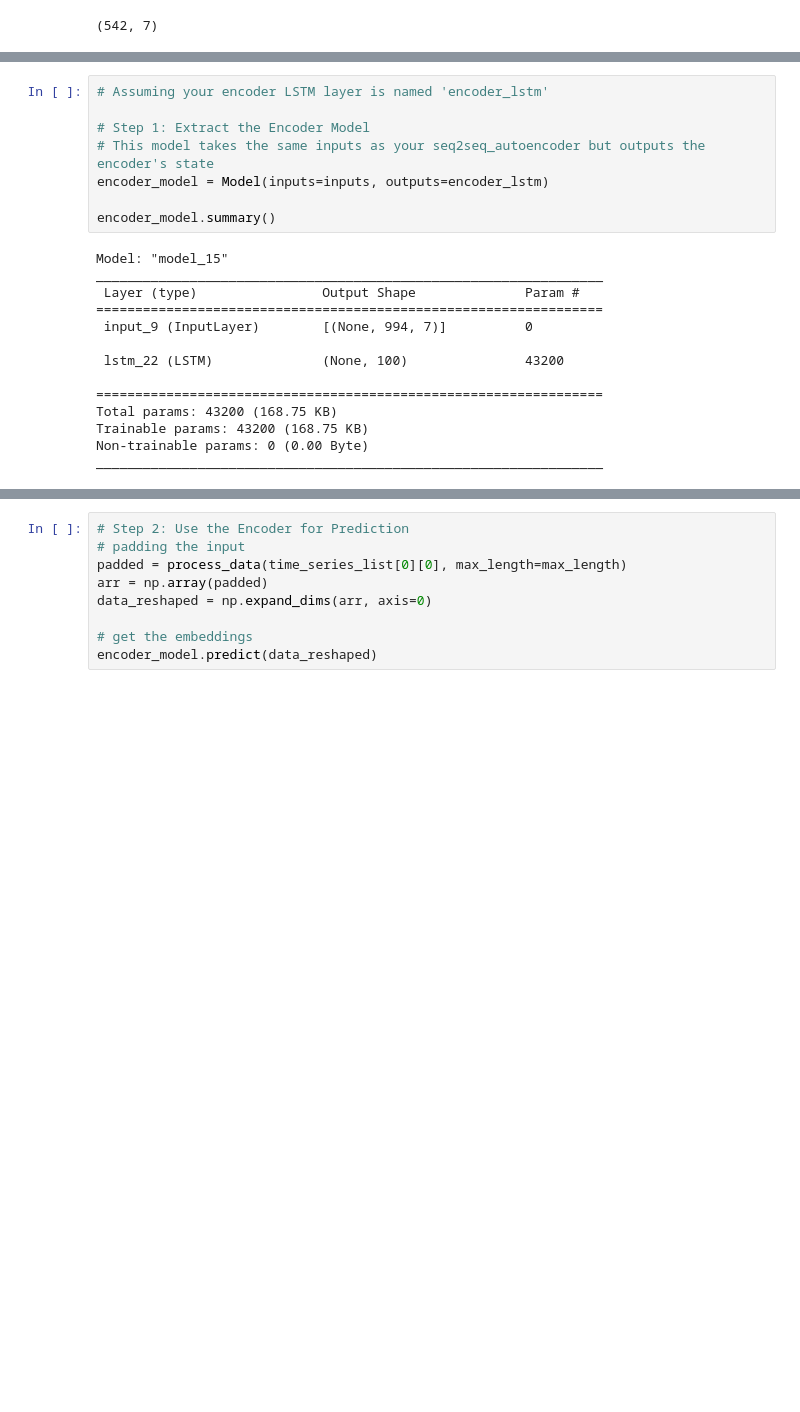
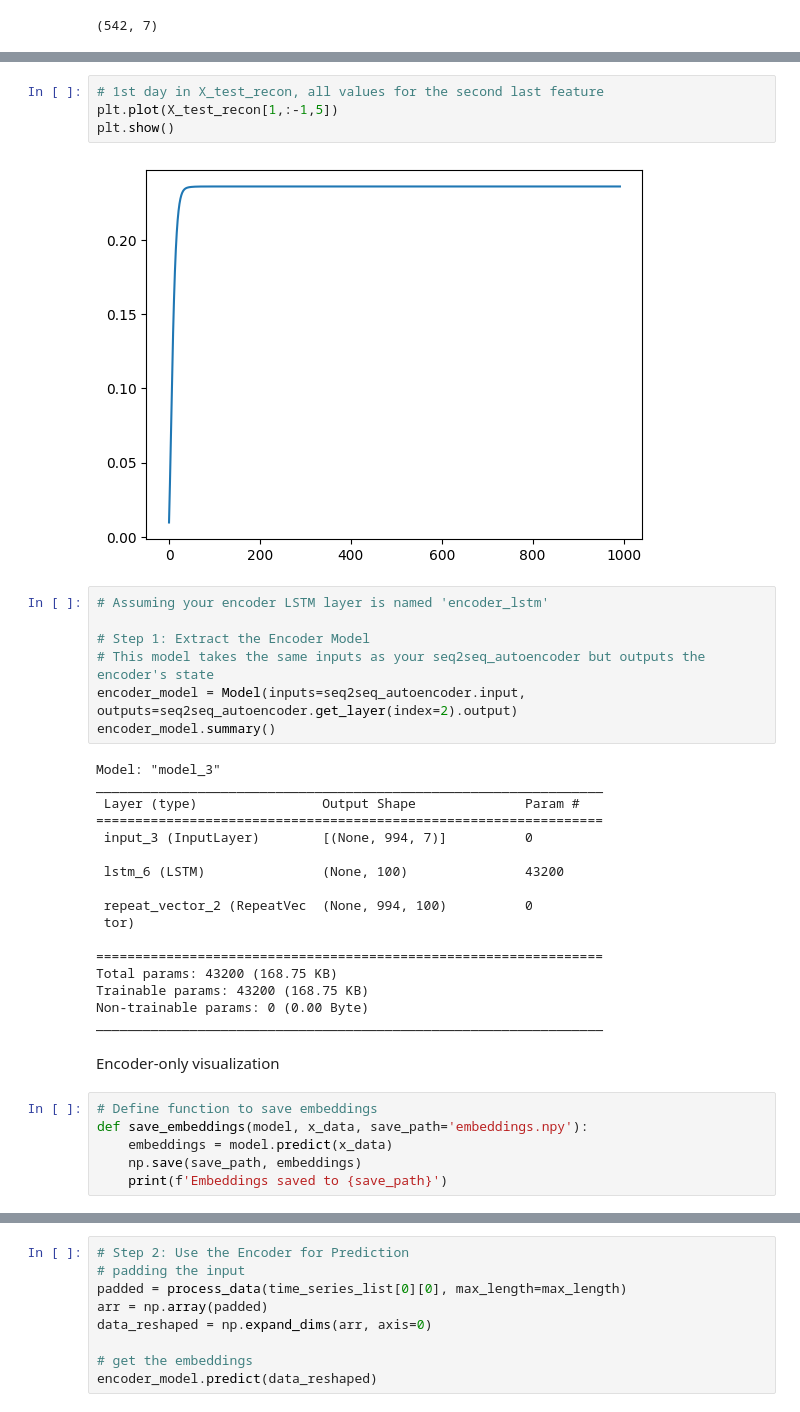
Before and after one commit to Lizoug/Garmin_Watch, a Jupyter notebook: autoencoder.ipynb, the cells around one changed output, grey strips where cells are left out. Drawn from its saved outputs; the diff is of its cells as text; blank space fills up the shorter version.

```diff
--- a/autoencoder.ipynb
+++ b/autoencoder.ipynb
@@ -214,22 +242,38 @@ Epoch 50/50
+# %%
+# 1st day in X_test_recon, all values for the second last feature
+plt.plot(X_test_recon[1,:-1,5])
+plt.show()
+# %% [output]
+[figure, added]
 # %%
 # Assuming your encoder LSTM layer is named 'encoder_lstm'
 
 # Step 1: Extract the Encoder Model
 # This model takes the same inputs as your seq2seq_autoencoder but outputs the encoder's state
-encoder_model = Model(inputs=inputs, outputs=encoder_lstm)
-
+encoder_model = Model(inputs=seq2seq_autoencoder.input, outputs=seq2seq_autoencoder.get_layer(index=2).output)
 encoder_model.summary()
 # %% [output]
-Model: "model_15"
+Model: "model_3"
 _________________________________________________________________
  Layer (type)                Output Shape              Param #
 =================================================================
- input_9 (InputLayer)        [(None, 994, 7)]          0
+ input_3 (InputLayer)        [(None, 994, 7)]          0
 
- lstm_22 (LSTM)              (None, 100)               43200
+ lstm_6 (LSTM)               (None, 100)               43200
+
+ repeat_vector_2 (RepeatVec  (None, 994, 100)          0
+ tor)
 
 =================================================================
 Total params: 43200 (168.75 KB)
 Trainable params: 43200 (168.75 KB)
 Non-trainable params: 0 (0.00 Byte)
 _________________________________________________________________
+# %% [markdown]
+Encoder-only visualization
+# %%
+# Define function to save embeddings
+def save_embeddings(model, x_data, save_path='embeddings.npy'):
+    embeddings = model.predict(x_data)
+    np.save(save_path, embeddings)
+    print(f'Embeddings saved to {save_path}')
```
Also changed, not shown: parts of 17 cells of this notebook, 1 other file.
